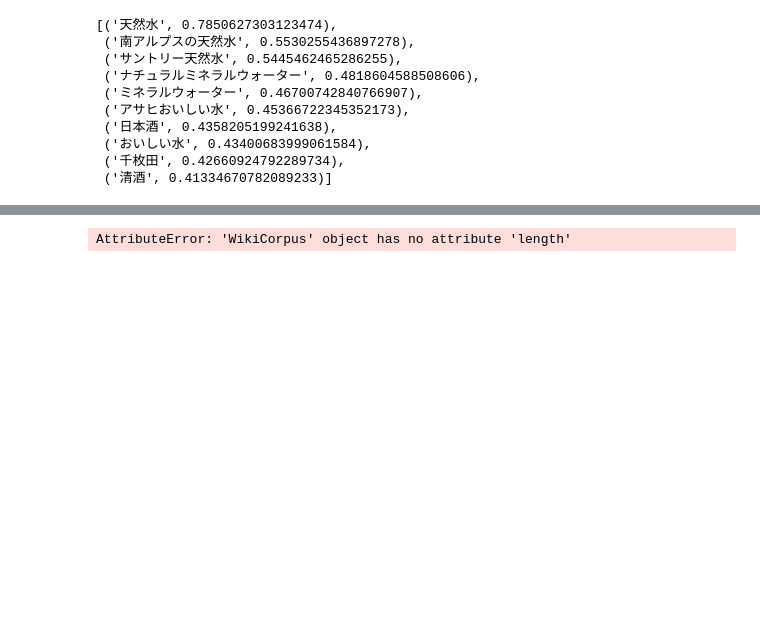
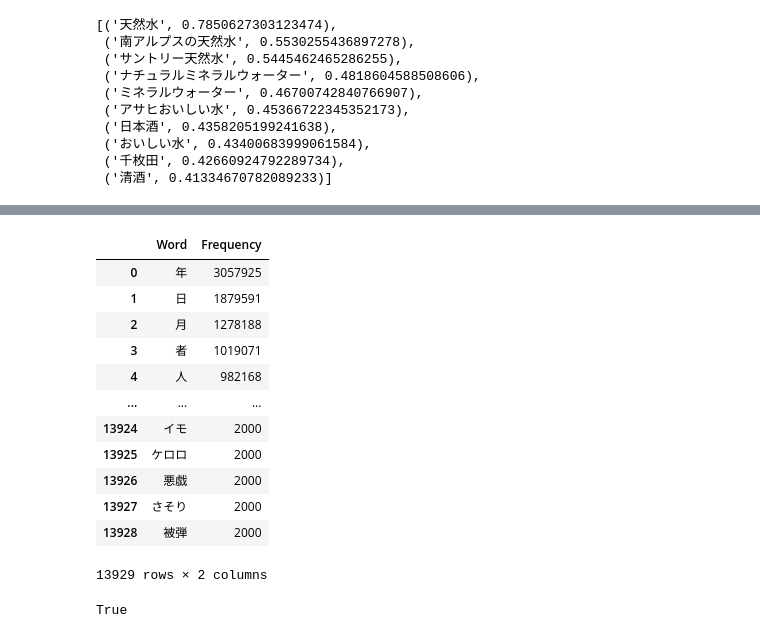
Before and after one commit to 0120MNGR/WordWolfML, a Jupyter notebook: similar_alg2.ipynb, the cells around one changed output, grey strips where cells are left out. Cells and saved outputs as stored; diff of their text form; code cells hidden in the pictures; blank space fills up the shorter version.

```diff
--- a/similar_alg2.ipynb
+++ b/similar_alg2.ipynb
@@ -56,17 +56,3 @@ model.similar_by_vector(vec_generated, topn=10)
  ('おいしい水', 0.43400683999061584),
  ('千枚田', 0.42660924792289734),
  ('清酒', 0.41334670782089233)]
-# %%
-import MeCab
-import ipadic
-
-def process_text_japanese(text):
-    mecab = MeCab.Tagger("-Owakati")
-    parsed_text = mecab.parse(text)
-    words = parsed_text.strip().split()
-    return words
-
-# 使用例
-text = "日本語のテキストを解析します。"
-words = process_text_japanese(text)
-print(words)
@@ -75,19 +58,0 @@ print(words)
-# %%
-from collections import Counter
-
-
-mecab = MeCab.Tagger(ipadic.MECAB_ARGS)
-text = "日本語のテキストを解析します。"
-parsed_text = mecab.parse(text)
-print(parsed_text)
-
-nouns = []
-for line in parsed_text.splitlines():
-    if "名詞" in line:
-        noun = line.split()[0]  # 名詞の単語部分を取得
-        nouns.append(noun)
-print(nouns)
-
-word_counts = Counter()
-word_counts.update(nouns)
-print(word_counts)
@@ -189,7 +107,20 @@ TypeError: WikiCorpus.get_texts() got an unexpected keyword argument 'limit'
-# %%
-# for text in tqdm(wiki_corpus.get_texts()):
-#     pass
-corpus_length = len(wiki_corpus)
-print(f"WikiCorpusの長さ（記事の数）: {corpus_length}")
-# %% [output]
-AttributeError: 'WikiCorpus' object has no attribute 'length'
+# %%
+# pd.set_option('display.max_rows', 500)
+# df.head(500)
+
+df_a = df[df["Frequency"] >= 2000]
+df_a
+# %% [output]
+|  | Word | Frequency |
+| 0 | 年 | 3057925 |
+| 1 | 日 | 1879591 |
+| 2 | 月 | 1278188 |
+| 3 | 者 | 1019071 |
+| 4 | 人 | 982168 |
+| ... | ... | ... |
+| 13924 | イモ | 2000 |
+| 13925 | ケロロ | 2000 |
+| 13926 | 悪戯 | 2000 |
+| 13927 | さそり | 2000 |
+| 13928 | 被弾 | 2000 |
+13929 rows × 2 columns
@@ -195,0 +129,4 @@ AttributeError: 'WikiCorpus' object has no attribute 'length'
+# %%
+"昭和" in df_a["Word"].values
+# %% [output]
+True
```
Also changed, not shown: parts of 6 cells of this notebook, 5 other files.
